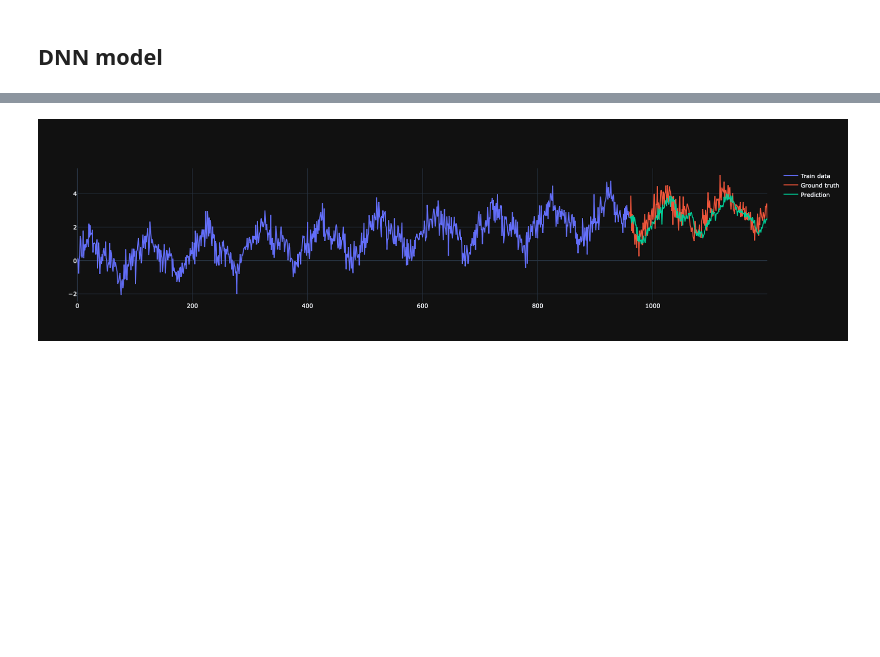
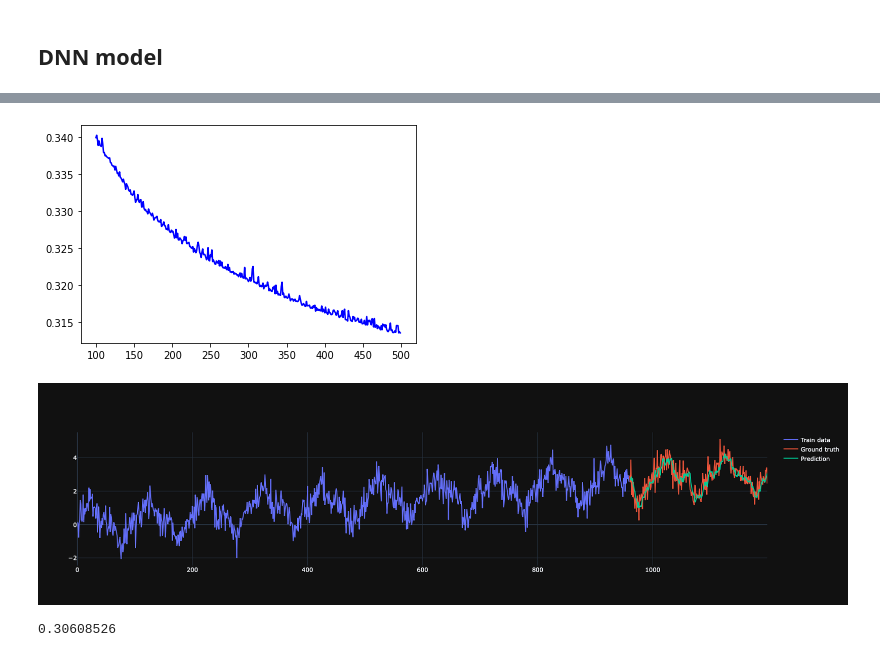
Before and after one commit to sebastjancizel/ml-for-finance, a Jupyter notebook: time_series/time_series_with_dnn.ipynb, the cells around one changed output, grey strips where cells are left out. Drawn from its saved outputs; the diff is of its cells as text; code cells hidden in the pictures; blank space fills up the shorter version.

```diff
--- a/time_series/time_series_with_dnn.ipynb
+++ b/time_series/time_series_with_dnn.ipynb
@@ -112,3 +112,21 @@ plt.axis([1e-8, 1e-3, 0, 10])
+# %%
+dnn_model = Sequential([
+    Dense(10, input_shape=[look_back], activation="relu"),
+    Dense(10, activation="relu"),
+    Dense(1)
+])
+
+
+optimizer = keras.optimizers.SGD(lr=1e-4, momentum=0.9)
+dnn_model.compile(loss="mse", optimizer=optimizer)
+history = dnn_model.fit(train_generator, epochs=500, verbose=0)
+# %%
+loss = history.history['loss']
+epochs = range(100,len(loss))
+plt.plot(epochs, loss[100:], 'b', label='Training Loss')
+plt.show()
+# %% [output]
+[figure, added]
 # %%
 prediction = dnn_model.predict(augmented_test_generator)
 
@@ -139,4 +157,10 @@ fig.add_trace(go.Scatter(x=test_index,
 fig.update_layout(template='plotly_dark')
 fig.show()
 # %% [output]
-[figure, old version]
+[figure, new version]
+# %%
+from keras.metrics import mse
+
+mse(prediction, test_data).numpy()
+# %% [output]
+0.30608526
```
Also changed, not shown: parts of 3 cells of this notebook, 1 other file.
